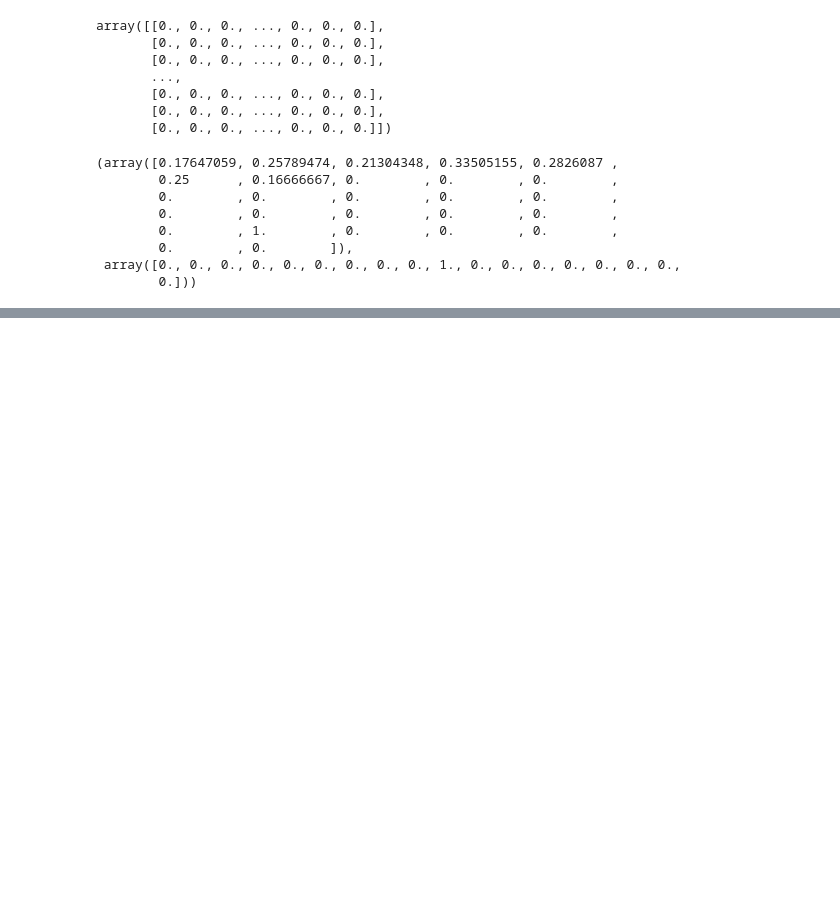
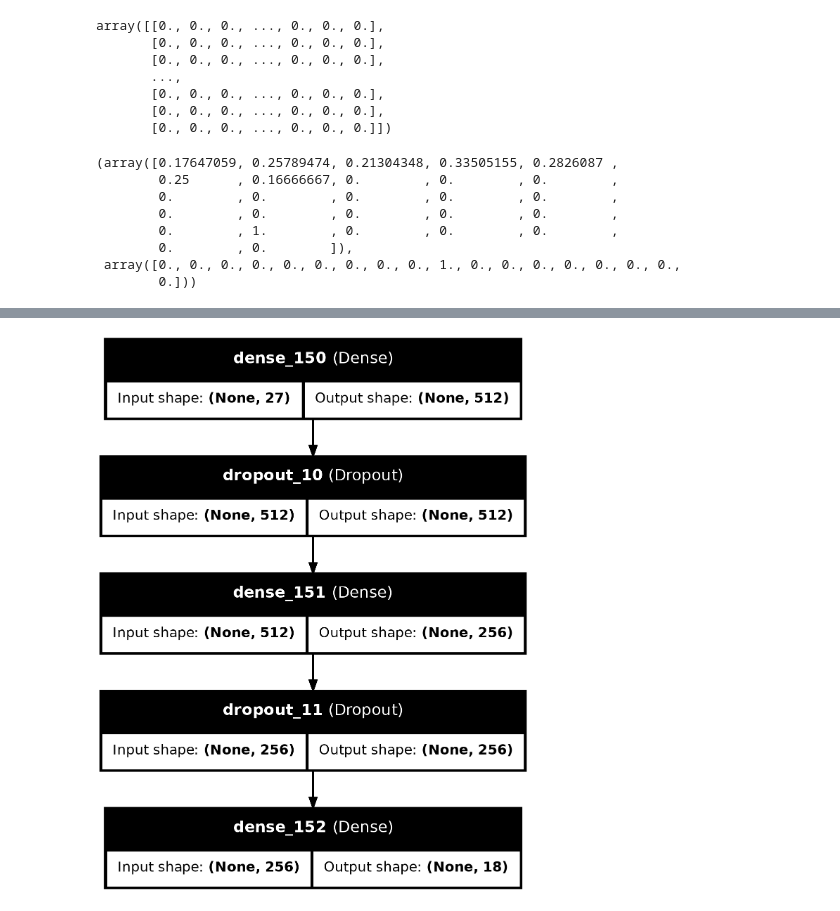
Before and after one commit to f-lost/PokemonClassifier, a Jupyter notebook: genera_modello_DL.ipynb, the cells around one changed output, grey strips where cells are left out. Drawn from its saved outputs; the diff is of its cells as text; code cells hidden in the pictures; blank space fills up the shorter version.

```diff
--- a/genera_modello_DL.ipynb
+++ b/genera_modello_DL.ipynb
@@ -138,4 +145,14 @@ Model: "sequential_10"
  Total params: 150,290 (587.07 KB)
  Trainable params: 150,290 (587.07 KB)
  Non-trainable params: 0 (0.00 B)
+# %%
+plot_model(
+    model,
+    to_file='images/model_architecture.png',  # Percorso del file
+    show_shapes=True,                 # Mostra le dimensioni dei tensori
+    show_layer_names=True,            # Mostra i nomi dei layer
+    rankdir='TB'                      # 'TB' per top-bottom, 'LR' per left-right
+)
+# %% [output]
+[figure, added]
 # %%
```
Also changed, not shown: parts of 14 cells of this notebook, 4 other files.
